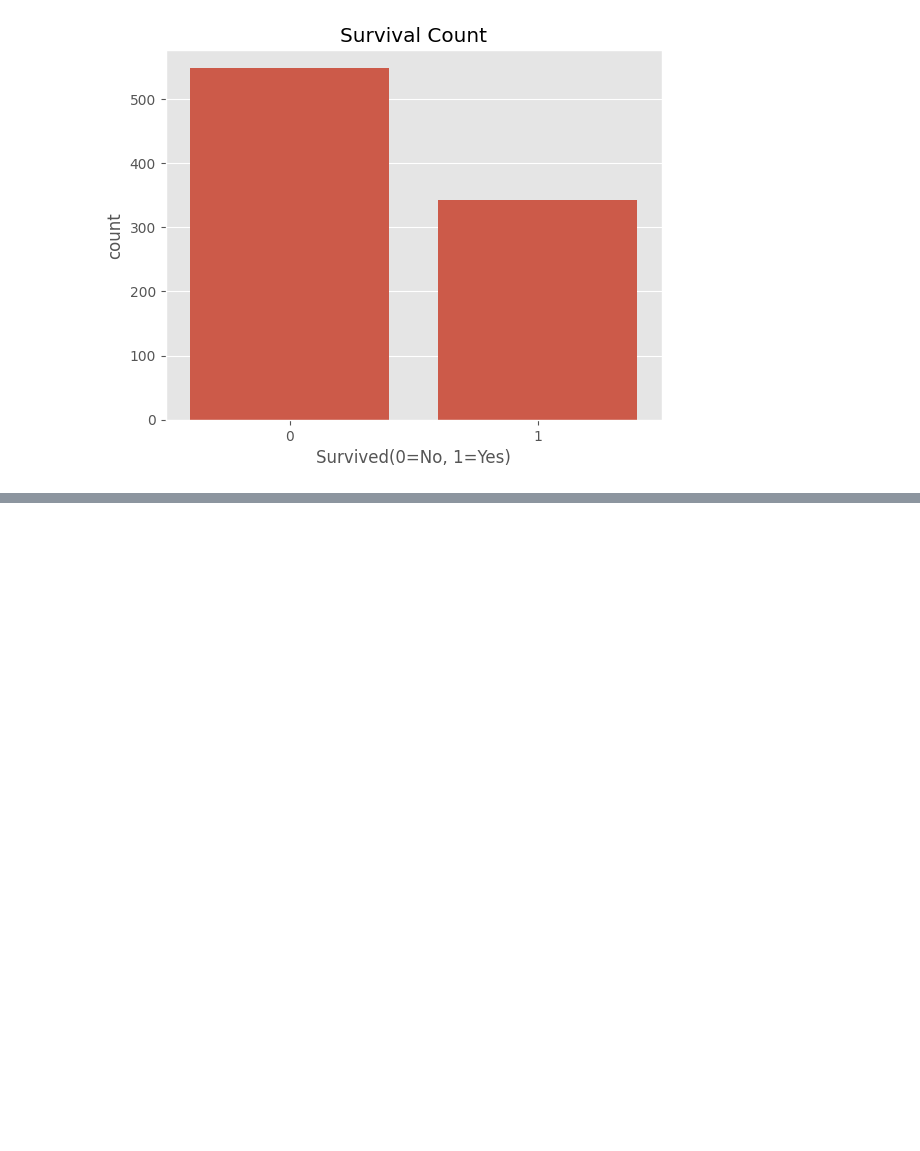
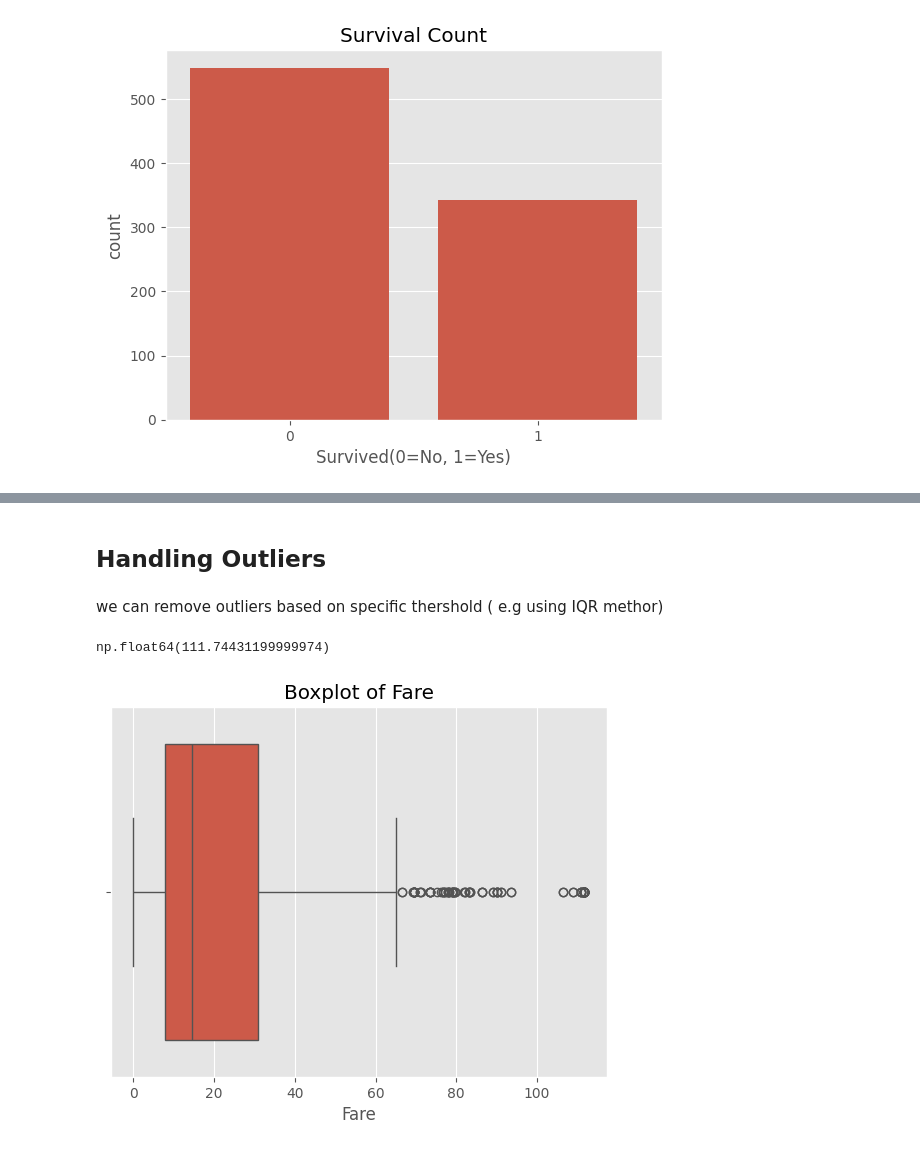
Before and after one commit to rubydamodar/The-Ultimate-Pandas-Bootcamp, a Jupyter notebook: Titanic Project/titanic.ipynb, the cells around one changed output, grey strips where cells are left out. Drawn from its saved outputs; the diff is of its cells as text; code cells hidden in the pictures; blank space fills up the shorter version.

```diff
--- a/Titanic Project/titanic.ipynb
+++ b/Titanic Project/titanic.ipynb
@@ -201,0 +308,17 @@ plt.show()
+# %% [markdown]
+## Handling Outliers
+# %% [markdown]
+we can remove outliers based on specific thershold ( e.g using IQR methor)
+# %%
+upper_limit = df['Fare'].quantile(0.95)
+df.loc[df['Fare']>upper_limit,'Fare']=upper_limit
+# %%
+upper_limit
+# %% [output]
+np.float64(111.74431199999974)
+# %%
+sns.boxplot(x=df['Fare'])
+plt.title('Boxplot of Fare')
+plt.show()
+# %% [output]
+[figure, added]
```
Also changed, not shown: parts of 24 cells of this notebook.
